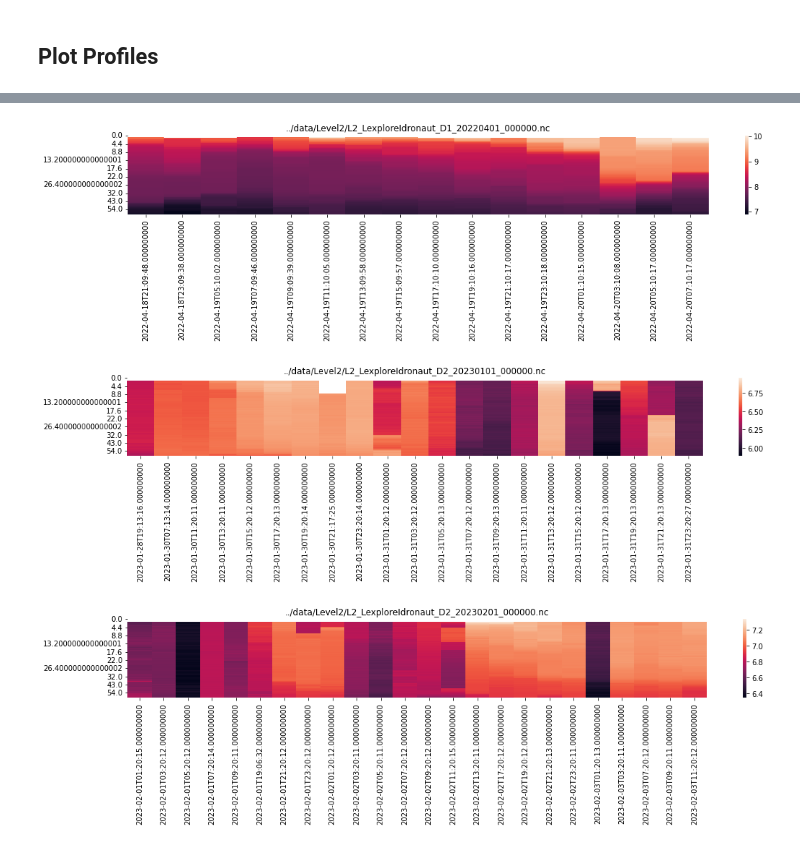
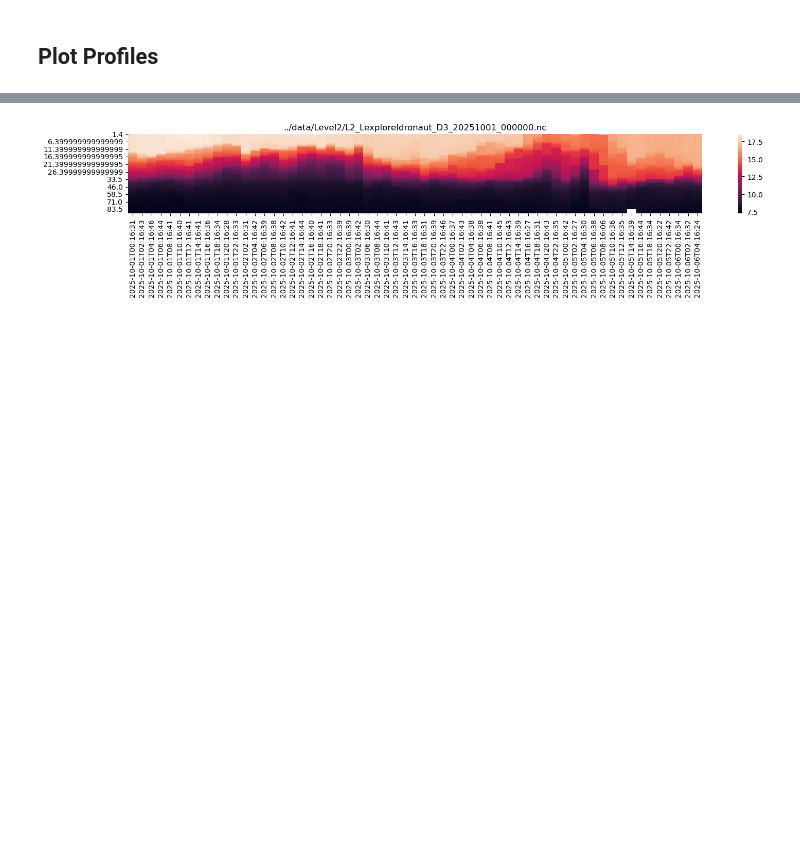
Before and after one commit to ymarcon/idronaut-automatic-profiler, a Jupyter notebook: notebooks/Plot Data.ipynb, the cells around one changed output, grey strips where cells are left out. Drawn from its saved outputs; the diff is of its cells as text; code cells hidden in the pictures; blank space fills up the shorter version.

```diff
--- a/notebooks/Plot Data.ipynb
+++ b/notebooks/Plot Data.ipynb
@@ -12,8 +12,8 @@ import matplotlib.pyplot as plt
 folder = "../data/Level1"
 qa = False
 files = [os.path.join(folder, f) for f in os.listdir(folder)]
-files = files[:10]
 files.sort()
+files = files[-1:]
 for file in files:
     fig, (ax1, ax2, ax3) = plt.subplots(1, 3, figsize=(18, 5))
     fig.suptitle(os.path.basename(file))
@@ -44,20 +35,19 @@ for file in files:
 # %%
 folder = "../data/Level2"
 qa = True
 files = [os.path.join(folder, f) for f in os.listdir(folder)]
 files.sort()
+files = [files[-1]]
 for file in files:
     if ".nc" in file:
         with netCDF4.Dataset(file) as nc:
-            d = np.array(nc.variables["Press"][:])
+            d = np.array(nc.variables["depth"][:])
             t = np.array(nc.variables["time"][:], dtype="datetime64[s]")
             v = np.array(nc.variables["Temp"][:])
             plt.figure(figsize=(18, 2))
             plt.title(file)
             df = pd.DataFrame(data=v,index=d, columns=t)
             sns.heatmap(df)
             plt.show()
 # %% [output]
-[figure, old version]
+[figure, new version]
-[figure, removed]
-[figure, removed]
```
Also changed, not shown: parts of 1 cell of this notebook, 4 other files.
